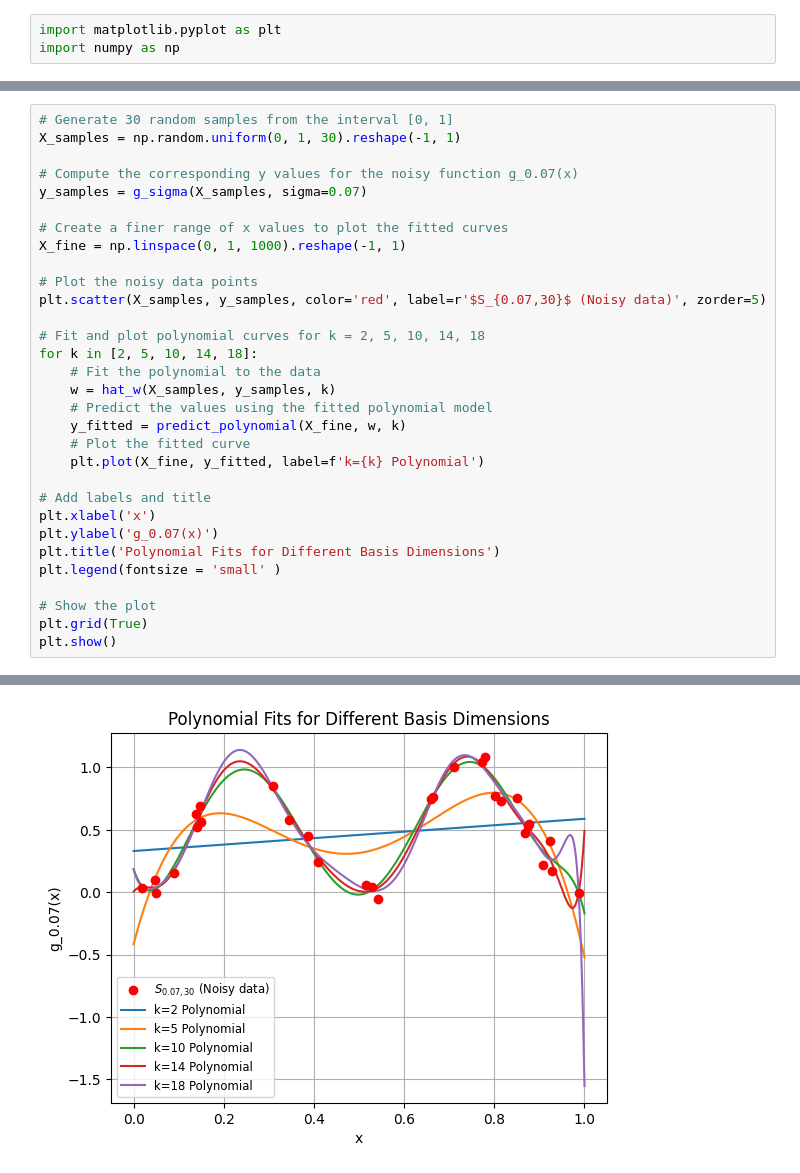
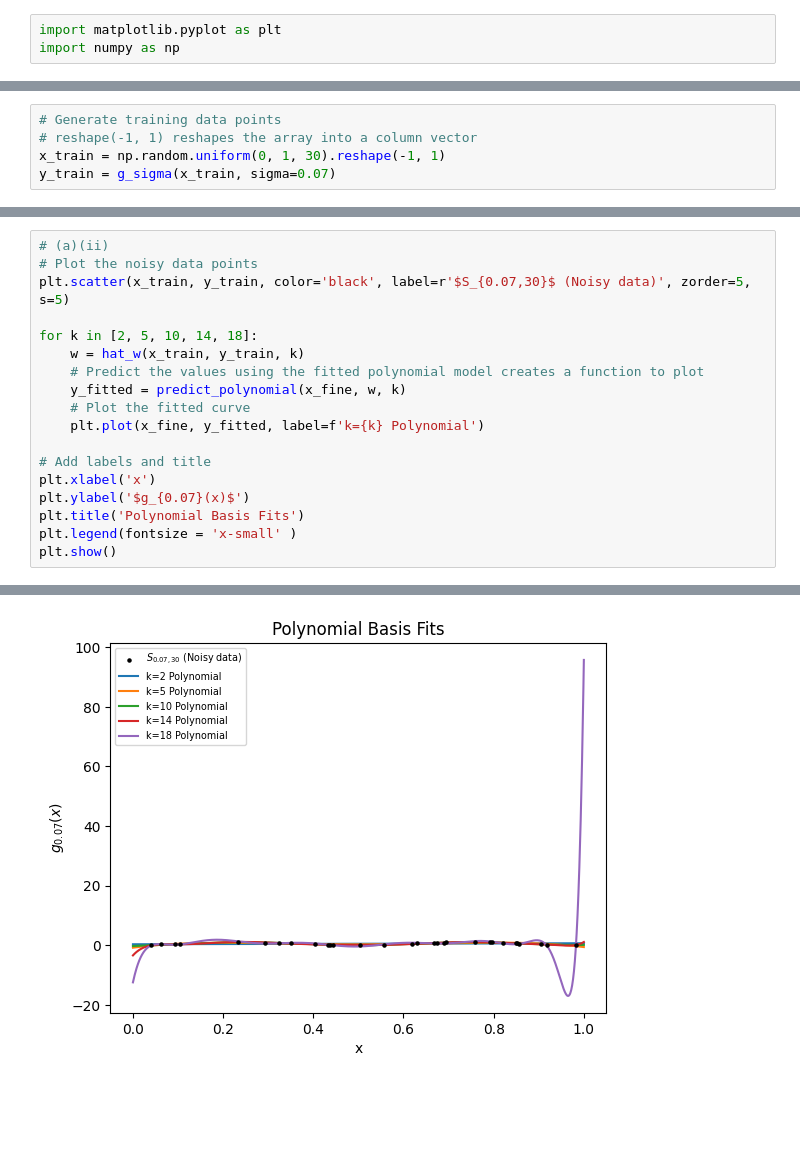
Before and after one commit to ajaymdn/comp0078, a Jupyter notebook: 1.1.2.ipynb, the cells around one changed output, grey strips where cells are left out. Drawn from its saved outputs; the diff is of its cells as text; blank space fills up the shorter version.

```diff
--- a/1.1.2.ipynb
+++ b/1.1.2.ipynb
@@ -24 +51,6 @@ def predict_polynomial(X, w, k):
+# %%
+# Generate training data points
+# reshape(-1, 1) reshapes the array into a column vector
+x_train = np.random.uniform(0, 1, 30).reshape(-1, 1)
+y_train = g_sigma(x_train, sigma=0.07)
 # %%
@@ -58,32 +75,19 @@ plt.show()
 # %%
-# Generate 30 random samples from the interval [0, 1]
-X_samples = np.random.uniform(0, 1, 30).reshape(-1, 1)
+# (a)(ii)
+# Plot the noisy data points
+plt.scatter(x_train, y_train, color='black', label=r'$S_{0.07,30}$ (Noisy data)', zorder=5, s=5)
 
-# Compute the corresponding y values for the noisy function g_0.07(x)
-y_samples = g_sigma(X_samples, sigma=0.07)
-
-# Create a finer range of x values to plot the fitted curves
-X_fine = np.linspace(0, 1, 1000).reshape(-1, 1)
-
-# Plot the noisy data points
-plt.scatter(X_samples, y_samples, color='red', label=r'$S_{0.07,30}$ (Noisy data)', zorder=5)
-
-# Fit and plot polynomial curves for k = 2, 5, 10, 14, 18
 for k in [2, 5, 10, 14, 18]:
-    # Fit the polynomial to the data
-    w = hat_w(X_samples, y_samples, k)
-    # Predict the values using the fitted polynomial model
-    y_fitted = predict_polynomial(X_fine, w, k)
+    w = hat_w(x_train, y_train, k)
+    # Predict the values using the fitted polynomial model creates a function to plot
+    y_fitted = predict_polynomial(x_fine, w, k)
     # Plot the fitted curve
-    plt.plot(X_fine, y_fitted, label=f'k={k} Polynomial')
+    plt.plot(x_fine, y_fitted, label=f'k={k} Polynomial')
 
 # Add labels and title
 plt.xlabel('x')
-plt.ylabel('g_0.07(x)')
-plt.title('Polynomial Fits for Different Basis Dimensions')
-plt.legend(fontsize = 'small' )
-
-# Show the plot
-plt.grid(True)
+plt.ylabel('$g_{0.07}(x)$')
+plt.title('Polynomial Basis Fits')
+plt.legend(fontsize = 'x-small' )
 plt.show()
 # %% [output]
@@ -107 +94 @@ plt.show()
-[figure, old version]
+[figure, new version]
```
Also changed, not shown: parts of 11 cells of this notebook, 1 other file.
